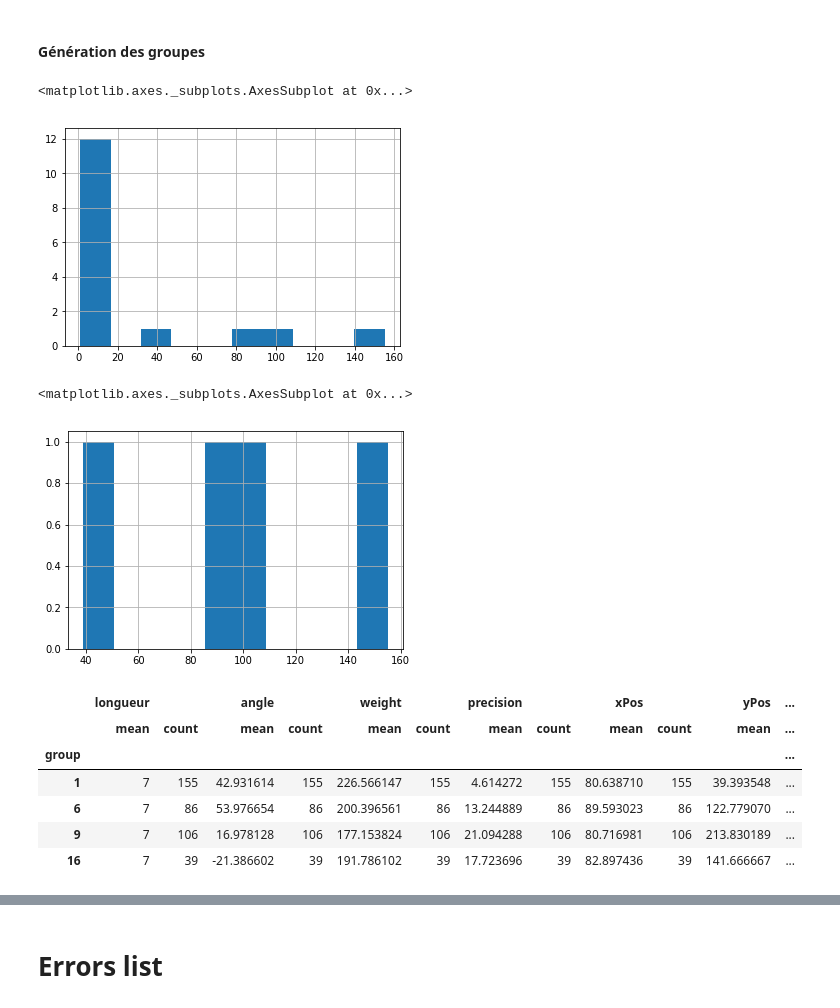
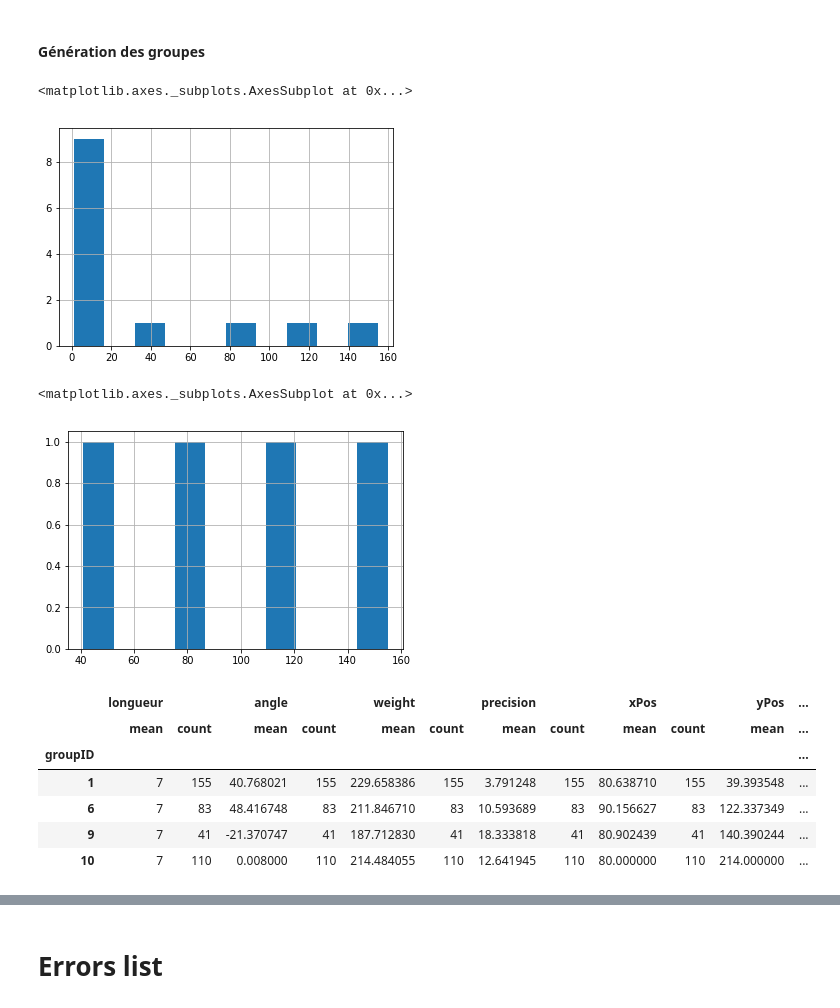
Before and after one commit to oliviermanette/VideoObjectDetection, a Jupyter notebook: Video Object Detection.ipynb, the cells around one changed output, grey strips where cells are left out. Drawn from its saved outputs; the diff is of its cells as text; code cells hidden in the pictures.

Commit message:
nouvel algorithme de détection de groupe
Création de neurones Lignes à partir d'un sous ensemble de neurones Field

```diff
--- a/Video Object Detection.ipynb
+++ b/Video Object Detection.ipynb
@@ -61,7 +63,7 @@ posType = np.dtype([('x', 'u1'), ('y', 'u2')])
 # %%
 NeuronType = np.dtype([('longueur', 'u1'), ('angle', 'f4'), ('weight', 'f4'),
                        ('precision', 'f4'), ('xPos', 'u1'), ('yPos', 'u2'),
-                       ('group', 'u1'), ('layer', 'u1')])
+                       ('groupID', 'u1'), ('layer', 'f4')])
 # %% [markdown]
 ## Taille des champs récepteurs neuronaux
 # %%
@@ -243,9 +264,9 @@ def getNFCoordinate(lNeurone,lVerbose=False):
             print("Angle : "+str(lNeurone.angle))
             print("yPos = "+str(lNeurone.yPos)+"xPos = "+str(lNeurone.xPos))
         lintX1 = np.around(lNeurone.xPos - lintDist * np.tan(lAlpha))
-        lintY1 = lNeurone.yPos - lintDist
+        lintY1 = lNeurone.yPos + lintDist
         lintX2 = np.around(lNeurone.xPos + lintDist * np.tan(lAlpha))
-        lintY2 = lNeurone.yPos + lintDist
+        lintY2 = lNeurone.yPos - lintDist
     lP1 = (int(lintY1), int(lintX1))
     lP2 = (int(lintY2), int(lintX2))
     if lVerbose:
@@ -271,26 +306,49 @@ def closestFieldNeurons(lneuronList, lposX, lposY, ldistance):
 # %% [markdown]
 ## Dessine les fonctions de base des neurones sur un bitmap
 # %%
-def drawFieldNeurons(lNeuronList, lBitmap, lVerbose=False):
+def drawFieldNeurons(lNeuronList,
+                     lBitmap,
+                     lVerbose=False,
+                     lGroupMember=0,
+                     lLayer=0,
+                     lLayerRange=0,
+                     lAngle=0,
+                     lAngleRange=0):
     lInitShow = 8
     if lVerbose:
         lInitShow = 0
     lIndexPassOver = lInitShow
     for index, lNeuron in lNeuronList.iterrows():
-        #for lNeuron in lNeuronList:
-        lCoord = getNFCoordinate(lNeuron,lVerbose)
+        if lGroupMember > 0:
+            if lNeuron.groupID != lGroupMember:
+                continue
+        if lLayer != 0:
+            if (lNeuron.layer < lLayer - lLayerRange) or (
+                    lNeuron.layer > lLayer + lLayerRange):
+                continue
+        if lAngle != 0:
+            if (lNeuron.angle < lAngle - lAngleRange) or (
+                    lNeuron.angle > lAngle + lAngleRange):
+                continue
+        lCoord = getNFCoordinate(lNeuron, lVerbose)
         if lVerbose:
             print(lNeuron)
             print(lCoord)
-        if lIndexPassOver>7 :
+        if lIndexPassOver > 7:
             lIndexPassOver = lInitShow
             try:
-                cv2.line(lBitmap, lCoord[0], lCoord[1], (int(
-                    lNeuron.weight), int(lNeuron.weight), int(lNeuron.weight)), 1)
+                cv2.line(
+                    lBitmap,
+                    lCoord[0],
+                    lCoord[1],
+                    #        (255, 255, 255), 1)
+                    (int(lNeuron.weight), int(
+                        lNeuron.weight), int(lNeuron.weight)),
+                    1)
             except:
                 True
         if lVerbose:
-            lIndexPassOver += 1;
+            lIndexPassOver += 1
     return lBitmap
 # %% [markdown]
 ## Find neuronal groups
@@ -803,23 +1128,23 @@ imgplot = plt.imshow(testBitmap)
 # %%
 findGroups(titi);
 # %%
-titi.groupby('group').size().hist()
+titi.groupby('groupID').size().hist()
 # %% [output]
 <matplotlib.axes._subplots.AxesSubplot at 0x...>
-[figure, old version]
+[figure, new version]
 # %%
-resultGroup = titi.groupby('group').size()
+resultGroup = titi.groupby('groupID').size()
 resultGroup[resultGroup>10].hist()
 # %% [output]
 <matplotlib.axes._subplots.AxesSubplot at 0x...>
-[figure, old version]
+[figure, new version]
 # %%
-titi.groupby('group').agg(['mean', 'count'])[resultGroup>10]
+titi.groupby('groupID').agg(['mean', 'count'])[resultGroup>10]
 # %% [output]
 |  | longueur |  | angle |  | weight |  | precision |  | xPos |  | yPos | ... |
 |  | mean | count | mean | count | mean | count | mean | count | mean | count | mean | ... |
-| group |  |  |  |  |  |  |  |  |  |  |  | ... |
-| 1 | 7 | 155 | 42.931614 | 155 | 226.566147 | 155 | 4.614272 | 155 | 80.638710 | 155 | 39.393548 | ... |
-| 6 | 7 | 86 | 53.976654 | 86 | 200.396561 | 86 | 13.244889 | 86 | 89.593023 | 86 | 122.779070 | ... |
-| 9 | 7 | 106 | 16.978128 | 106 | 177.153824 | 106 | 21.094288 | 106 | 80.716981 | 106 | 213.830189 | ... |
-| 16 | 7 | 39 | -21.386602 | 39 | 191.786102 | 39 | 17.723696 | 39 | 82.897436 | 39 | 141.666667 | ... |
+| groupID |  |  |  |  |  |  |  |  |  |  |  | ... |
+| 1 | 7 | 155 | 40.768021 | 155 | 229.658386 | 155 | 3.791248 | 155 | 80.638710 | 155 | 39.393548 | ... |
+| 6 | 7 | 83 | 48.416748 | 83 | 211.846710 | 83 | 10.593689 | 83 | 90.156627 | 83 | 122.337349 | ... |
+| 9 | 7 | 41 | -21.370747 | 41 | 187.712830 | 41 | 18.333818 | 41 | 80.902439 | 41 | 140.390244 | ... |
+| 10 | 7 | 110 | 0.008000 | 110 | 214.484055 | 110 | 12.641945 | 110 | 80.000000 | 110 | 214.000000 | ... |
```
Also changed, not shown: parts of 120 cells of this notebook, 9 other files.
